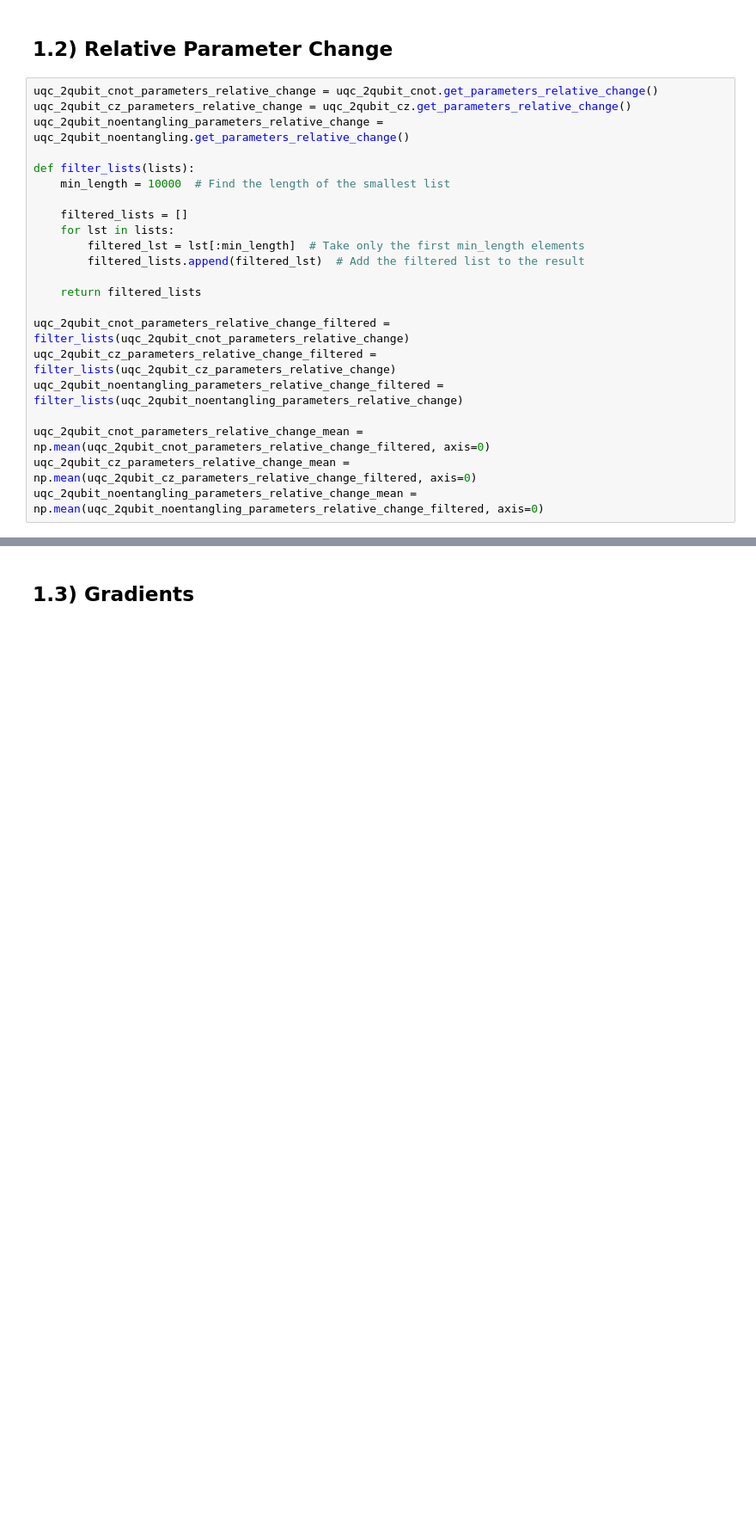
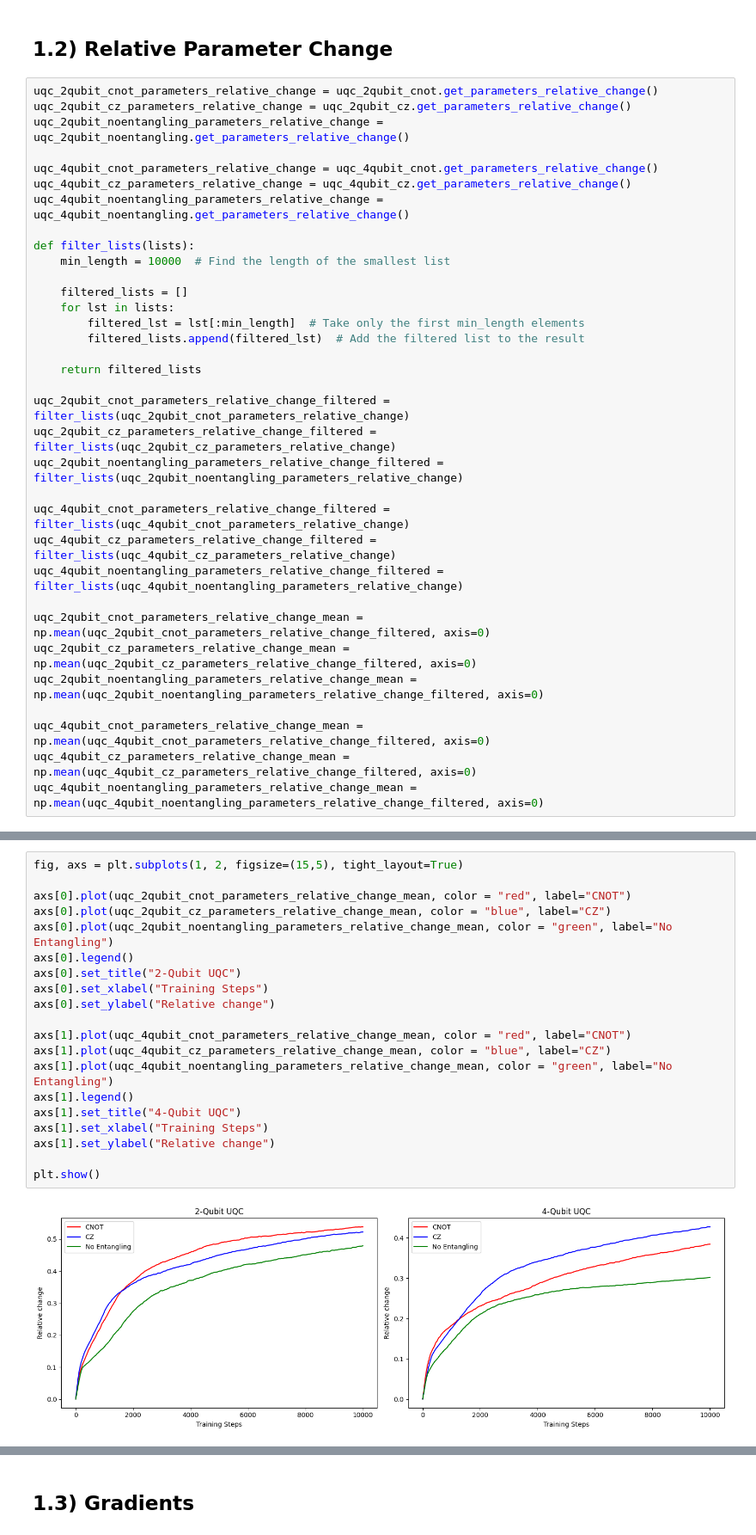
Before and after one commit to RodrigoCoelho7/VQC_Qlearning, a Jupyter notebook: data_analysis/uqc_entanglement.ipynb, the cells around one changed output, grey strips where cells are left out. Shown at 86% size. Drawn from its saved outputs; the diff is of its cells as text; blank space fills up the shorter version.

```diff
--- a/data_analysis/uqc_entanglement.ipynb
+++ b/data_analysis/uqc_entanglement.ipynb
@@ -57,6 +87,10 @@ Interestingly, CZ seems to have a better performance than CNOT but the differenc
 uqc_2qubit_cnot_parameters_relative_change = uqc_2qubit_cnot.get_parameters_relative_change()
 uqc_2qubit_cz_parameters_relative_change = uqc_2qubit_cz.get_parameters_relative_change()
 uqc_2qubit_noentangling_parameters_relative_change = uqc_2qubit_noentangling.get_parameters_relative_change()
+
+uqc_4qubit_cnot_parameters_relative_change = uqc_4qubit_cnot.get_parameters_relative_change()
+uqc_4qubit_cz_parameters_relative_change = uqc_4qubit_cz.get_parameters_relative_change()
+uqc_4qubit_noentangling_parameters_relative_change = uqc_4qubit_noentangling.get_parameters_relative_change()
 
 def filter_lists(lists):
     min_length = 10000  # Find the length of the smallest list
@@ -72,6 +106,14 @@ uqc_2qubit_cnot_parameters_relative_change_filtered = filter_lists(uqc_2qubit_cn
 uqc_2qubit_cz_parameters_relative_change_filtered = filter_lists(uqc_2qubit_cz_parameters_relative_change)
 uqc_2qubit_noentangling_parameters_relative_change_filtered = filter_lists(uqc_2qubit_noentangling_parameters_relative_change)
 
+uqc_4qubit_cnot_parameters_relative_change_filtered = filter_lists(uqc_4qubit_cnot_parameters_relative_change)
+uqc_4qubit_cz_parameters_relative_change_filtered = filter_lists(uqc_4qubit_cz_parameters_relative_change)
+uqc_4qubit_noentangling_parameters_relative_change_filtered = filter_lists(uqc_4qubit_noentangling_parameters_relative_change)
+
 uqc_2qubit_cnot_parameters_relative_change_mean = np.mean(uqc_2qubit_cnot_parameters_relative_change_filtered, axis=0)
 uqc_2qubit_cz_parameters_relative_change_mean = np.mean(uqc_2qubit_cz_parameters_relative_change_filtered, axis=0)
 uqc_2qubit_noentangling_parameters_relative_change_mean = np.mean(uqc_2qubit_noentangling_parameters_relative_change_filtered, axis=0)
+
+uqc_4qubit_cnot_parameters_relative_change_mean = np.mean(uqc_4qubit_cnot_parameters_relative_change_filtered, axis=0)
+uqc_4qubit_cz_parameters_relative_change_mean = np.mean(uqc_4qubit_cz_parameters_relative_change_filtered, axis=0)
+uqc_4qubit_noentangling_parameters_relative_change_mean = np.mean(uqc_4qubit_noentangling_parameters_relative_change_filtered, axis=0)
@@ -88 +120,23 @@ plt.show()
+# %%
+fig, axs = plt.subplots(1, 2, figsize=(15,5), tight_layout=True)
+
+axs[0].plot(uqc_2qubit_cnot_parameters_relative_change_mean, color = "red", label="CNOT")
+axs[0].plot(uqc_2qubit_cz_parameters_relative_change_mean, color = "blue", label="CZ")
+axs[0].plot(uqc_2qubit_noentangling_parameters_relative_change_mean, color = "green", label="No Entangling")
+axs[0].legend()
+axs[0].set_title("2-Qubit UQC")
+axs[0].set_xlabel("Training Steps")
+axs[0].set_ylabel("Relative change")
+
+axs[1].plot(uqc_4qubit_cnot_parameters_relative_change_mean, color = "red", label="CNOT")
+axs[1].plot(uqc_4qubit_cz_parameters_relative_change_mean, color = "blue", label="CZ")
+axs[1].plot(uqc_4qubit_noentangling_parameters_relative_change_mean, color = "green", label="No Entangling")
+axs[1].legend()
+axs[1].set_title("4-Qubit UQC")
+axs[1].set_xlabel("Training Steps")
+axs[1].set_ylabel("Relative change")
+
+plt.show()
+# %% [output]
+[figure, added]
 # %% [markdown]
```
Also changed, not shown: parts of 13 cells of this notebook.
